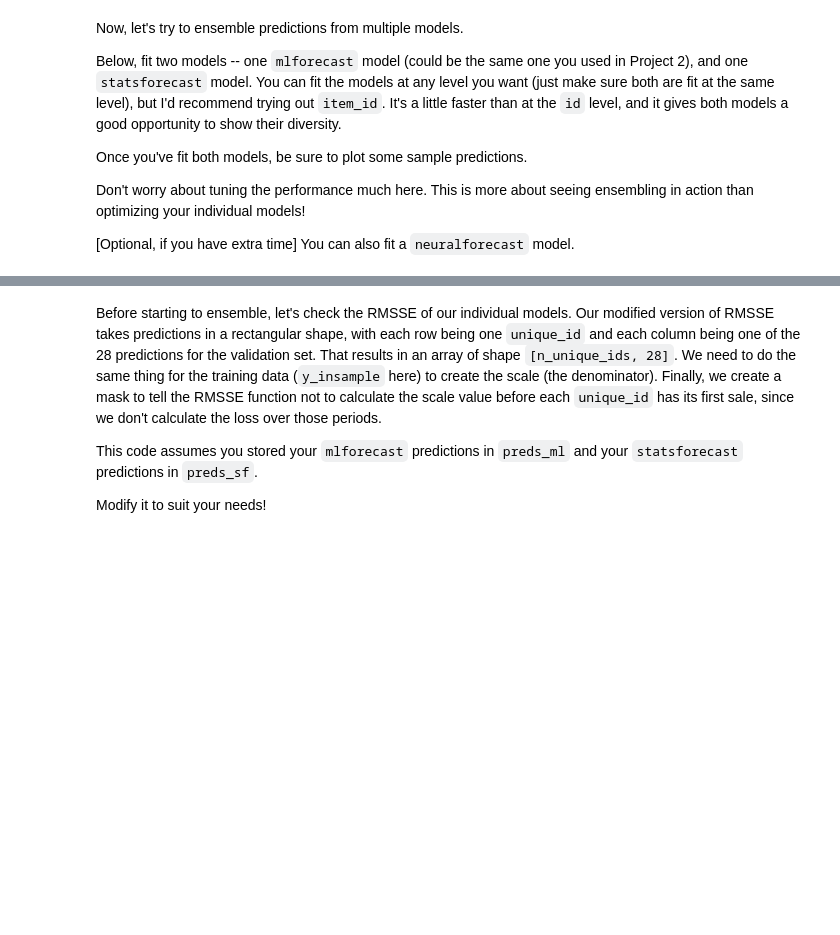
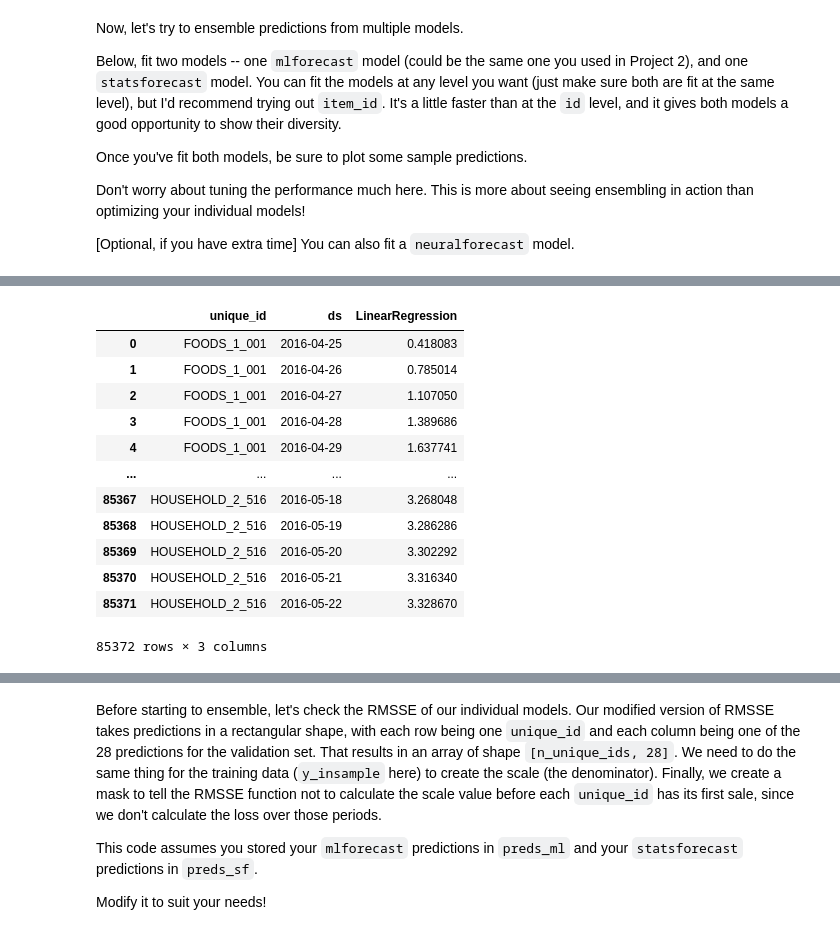
Before and after one commit to rctruta/Forecasting-ML, a Jupyter notebook: forecasting-ml-project3.ipynb, the cells around one changed output, grey strips where cells are left out. Drawn from its saved outputs; the diff is of its cells as text; code cells hidden in the pictures; blank space fills up the shorter version.

```diff
--- a/forecasting-ml-project3.ipynb
+++ b/forecasting-ml-project3.ipynb
@@ -320,7 +300,7 @@ Don't worry about tuning the performance much here. This is more about seeing en
 # %%
 # read in a fresh copy of the data
 data = (
-    pd.read_parquet('data/sales_data.parquet')
+    pd.read_parquet(f'{data_dir}/sales_data.parquet')
     .reset_index()
     .groupby(['date', 'item_id', 'dept_id', 'cat_id'])
     .sales
@@ -328,4 +308,5 @@ data = (
     .reset_index()
     .assign(unique_id=lambda df: df.item_id.copy())
     .rename(columns={'date': 'ds', 'sales': 'y'})
+    .drop(columns=['item_id', 'dept_id', 'cat_id'])
 )
@@ -331,0 +322,8 @@ data = (
+# %%
+val = (data
+        .groupby('unique_id').
+       tail(28)
+)
+train = (data
+         .drop(val.index)
+)
@@ -332,17 +363,29 @@ data = (
 # %%
 # fit an mlforecast model
 
-from mlforecast import MLForecast
-
-models = [
-    ...
-]
-
 fcst = MLForecast(
-    ...
+    models=[LinearRegression()],
+    freq='D',
+    lags=[1]
 )
 
 fcst.fit(
-    ...
+    train
 )
 preds_ml = fcst.predict(28)
+# %%
+display(preds_ml)
+# %% [output]
+|  | unique_id | ds | LinearRegression |
+| 0 | FOODS_1_001 | 2016-04-25 | 0.418083 |
+| 1 | FOODS_1_001 | 2016-04-26 | 0.785014 |
+| 2 | FOODS_1_001 | 2016-04-27 | 1.107050 |
+| 3 | FOODS_1_001 | 2016-04-28 | 1.389686 |
+| 4 | FOODS_1_001 | 2016-04-29 | 1.637741 |
+| ... | ... | ... | ... |
+| 85367 | HOUSEHOLD_2_516 | 2016-05-18 | 3.268048 |
+| 85368 | HOUSEHOLD_2_516 | 2016-05-19 | 3.286286 |
+| 85369 | HOUSEHOLD_2_516 | 2016-05-20 | 3.302292 |
+| 85370 | HOUSEHOLD_2_516 | 2016-05-21 | 3.316340 |
+| 85371 | HOUSEHOLD_2_516 | 2016-05-22 | 3.328670 |
+85372 rows × 3 columns
```
Also changed, not shown: parts of 31 cells of this notebook.
